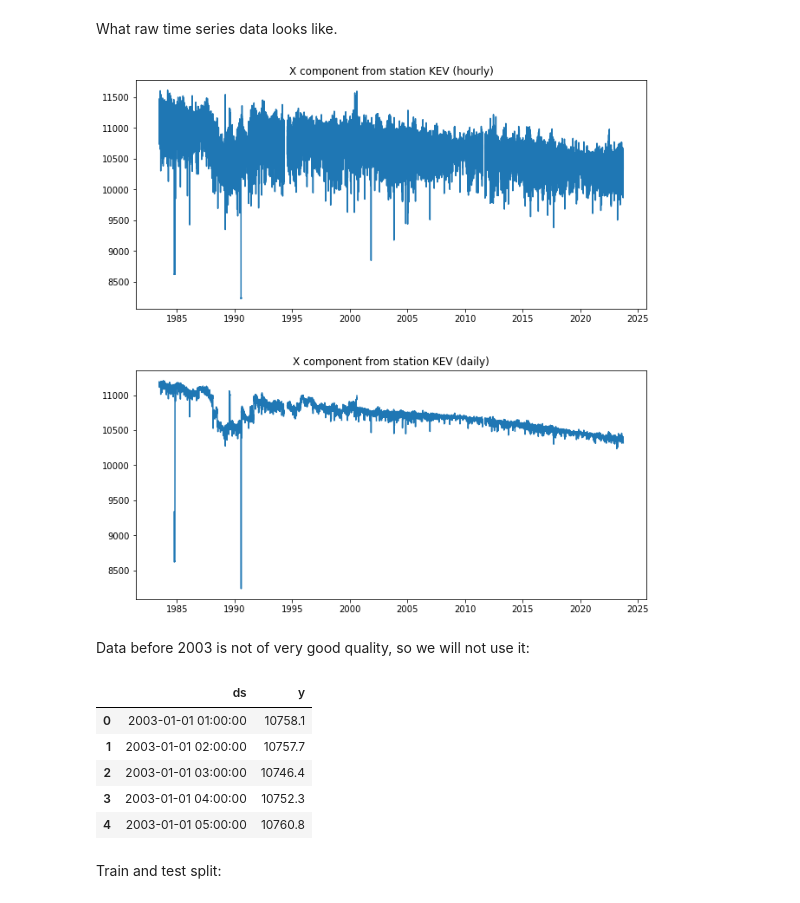
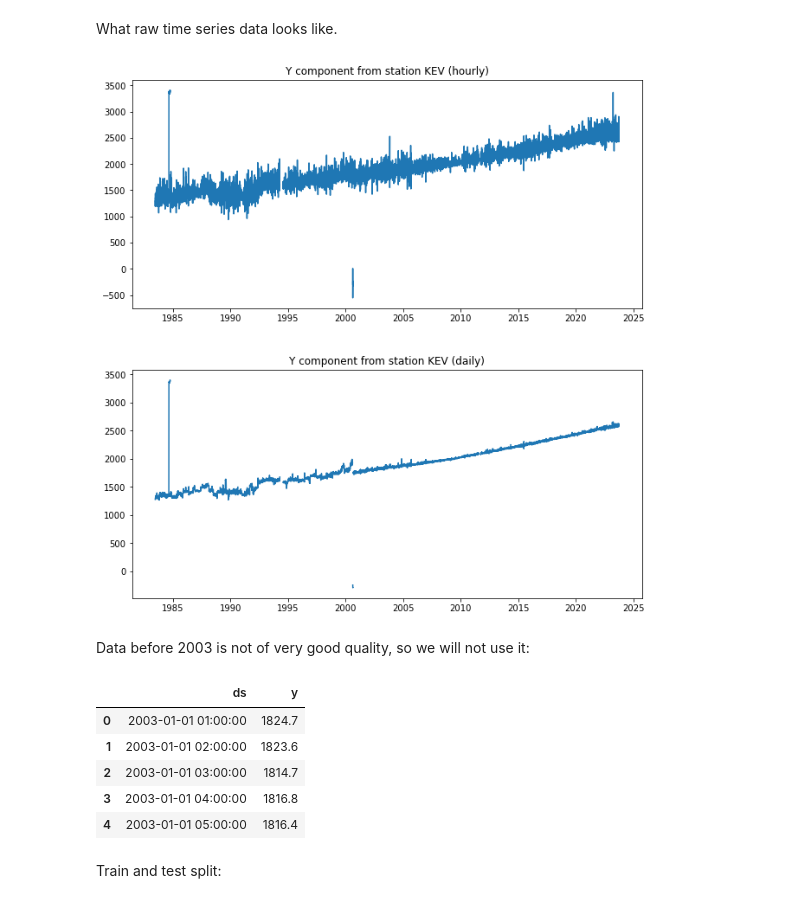
Before and after one commit to OkoksNeDam/geoinformation-data-forecasting, a Jupyter notebook: prophet.ipynb, the cells around one changed output. Saved outputs shown, nothing was run; the diff lists cells and outputs as text; code cells hidden in the pictures.

```diff
--- a/prophet.ipynb
+++ b/prophet.ipynb
@@ -53,7 +57,7 @@ logging.getLogger('prophet').setLevel(logging.WARNING)
 # %% [markdown]
 ## Data processing and review.
 # %%
-original_df = pd.read_csv("data/main_row_data.text", sep='\s+', na_values=99999.9)[['YYYY', 'MM', 'DD', 'HH', 'MM.1', 'SS', 'KEV_X']]
+original_df = pd.read_csv("data/main_row_data.text", sep='\s+', na_values=99999.9)[['YYYY', 'MM', 'DD', 'HH', 'MM.1', 'SS', 'KEV_Y']]
 original_df.rename(columns={"MM.1": "mm"}, inplace=True)
 original_df.head()
 # %% [output]
@@ -83,7 +87,7 @@ original_df[original_df.KEV_X.notnull()].head()
 Convert data to a format necessary for the Prophet library:
 # %%
 df = original_df.rename(columns={'date': 'ds',
-                                'KEV_X': 'y'})
+                                'KEV_Y': 'y'})
 df.ds = pd.to_datetime(df.ds, format='%Y-%m-%d %H:%M:%S')
 df.head()
 # %% [output]
@@ -104,13 +108,13 @@ What raw time series data looks like.
 # %%
 fig, (ax1, ax2) = plt.subplots(2, figsize=(10, 10))
 fig.tight_layout(pad=5.0)
 ax1.plot(df.ds, df.y)
-ax1.set_title('X component from station KEV (hourly)')
+ax1.set_title('Y component from station KEV (hourly)')
 ax2.plot(df.resample('1D', on='ds').mean().reset_index().ds, df.resample('1D', on='ds').mean().y)
-ax2.set_title('X component from station KEV (daily)')
+ax2.set_title('Y component from station KEV (daily)')
 plt.show()
 # %% [output]
-[figure, old version]
+[figure, new version]
 # %% [markdown]
 Data before 2003 is not of very good quality, so we will not use it:
 # %%
@@ -118,11 +122,11 @@ df = df[df.ds > datetime.datetime.strptime('2003-01-01 00:00:00', '%Y-%m-%d %H:%
 df.head()
 # %% [output]
 |  | ds | y |
-| 0 | 2003-01-01 01:00:00 | 10758.1 |
-| 1 | 2003-01-01 02:00:00 | 10757.7 |
-| 2 | 2003-01-01 03:00:00 | 10746.4 |
-| 3 | 2003-01-01 04:00:00 | 10752.3 |
-| 4 | 2003-01-01 05:00:00 | 10760.8 |
+| 0 | 2003-01-01 01:00:00 | 1824.7 |
+| 1 | 2003-01-01 02:00:00 | 1823.6 |
+| 2 | 2003-01-01 03:00:00 | 1814.7 |
+| 3 | 2003-01-01 04:00:00 | 1816.8 |
+| 4 | 2003-01-01 05:00:00 | 1816.4 |
 # %% [markdown]
 Train and test split:
 # %%
```
Also changed, not shown: parts of 13 cells of this notebook.
